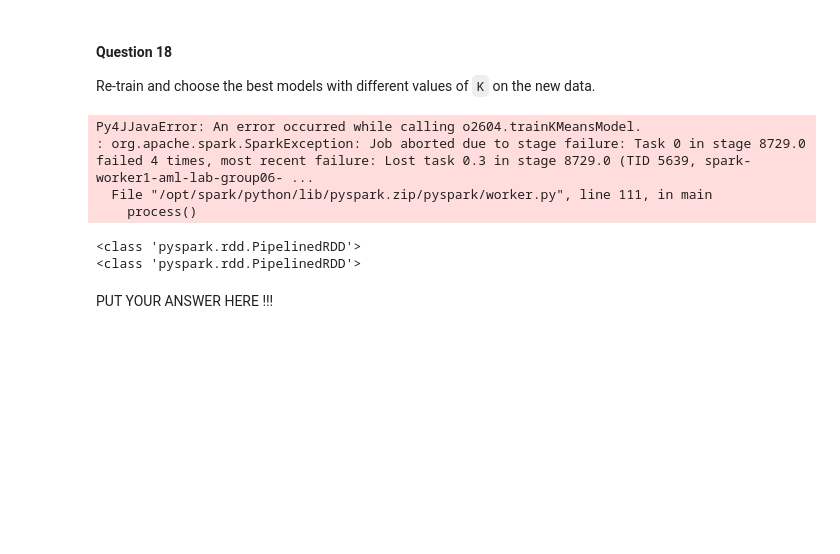
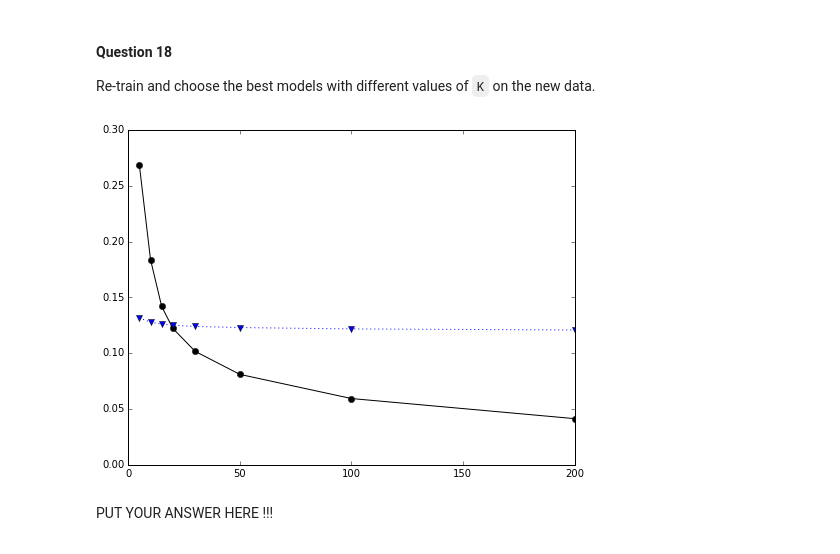
Before and after one commit to and29/Algorithmic-Machine-Learning, a Jupyter notebook: Notebooks/Solutions/[Lecture 12+13] Analyzing Neuroimaging Data with PySpark and Thunder/[Lecture 12+13] Analyzing Neuroimaging Data with PySpark and Thunder.ipynb, the cells around one changed output. Saved outputs shown, nothing was run; the diff lists cells and outputs as text; code cells hidden in the pictures; blank space fills up the shorter version.

```diff
--- a/Notebooks/Solutions/[Lecture 12+13] Analyzing Neuroimaging Data with PySpark and Thunder/[Lecture 12+13] Analyzing Neuroimaging Data with PySpark and Thunder.ipynb
+++ b/Notebooks/Solutions/[Lecture 12+13] Analyzing Neuroimaging Data with PySpark and Thunder/[Lecture 12+13] Analyzing Neuroimaging Data with PySpark and Thunder.ipynb
@@ -896,24 +904,12 @@ print(filtered.shape)
 
 #### Question 18
 Re-train and choose the best models with different values of `K` on the new data.
-# %%
-
-models = []
-# build model for each K and append to models
-for k in [5,15]:
-    models.append(KMeans.train(filtered.tordd(), k))
-testAndPlotTheResult(training_data, models)
-# %% [output]
-Py4JJavaError: An error occurred while calling o2604.trainKMeansModel.
-: org.apache.spark.SparkException: Job aborted due to stage failure: Task 0 in stage 8729.0 failed 4 times, most recent failure: Lost task 0.3 in stage 8729.0 (TID 5639, spark-worker1-aml-lab-group06- ...
-  File "/opt/spark/python/lib/pyspark.zip/pyspark/worker.py", line 111, in main
-    process()
-# %%
-print(type(filtered.tordd()))
-print(type(training_data))
-# %% [output]
-<class 'pyspark.rdd.PipelinedRDD'>
-<class 'pyspark.rdd.PipelinedRDD'>
+# %%
+filtered_data = filtered.tordd().map(lambda x: np.array(x[1]) ).cache()
+models = buildModels(filtered_data)
+testAndPlotTheResult(filtered_data, models)
+# %% [output]
+[figure, added]
 # %% [markdown]
 <div class="answer">
 
```
Also changed, not shown: parts of 37 cells of this notebook.
